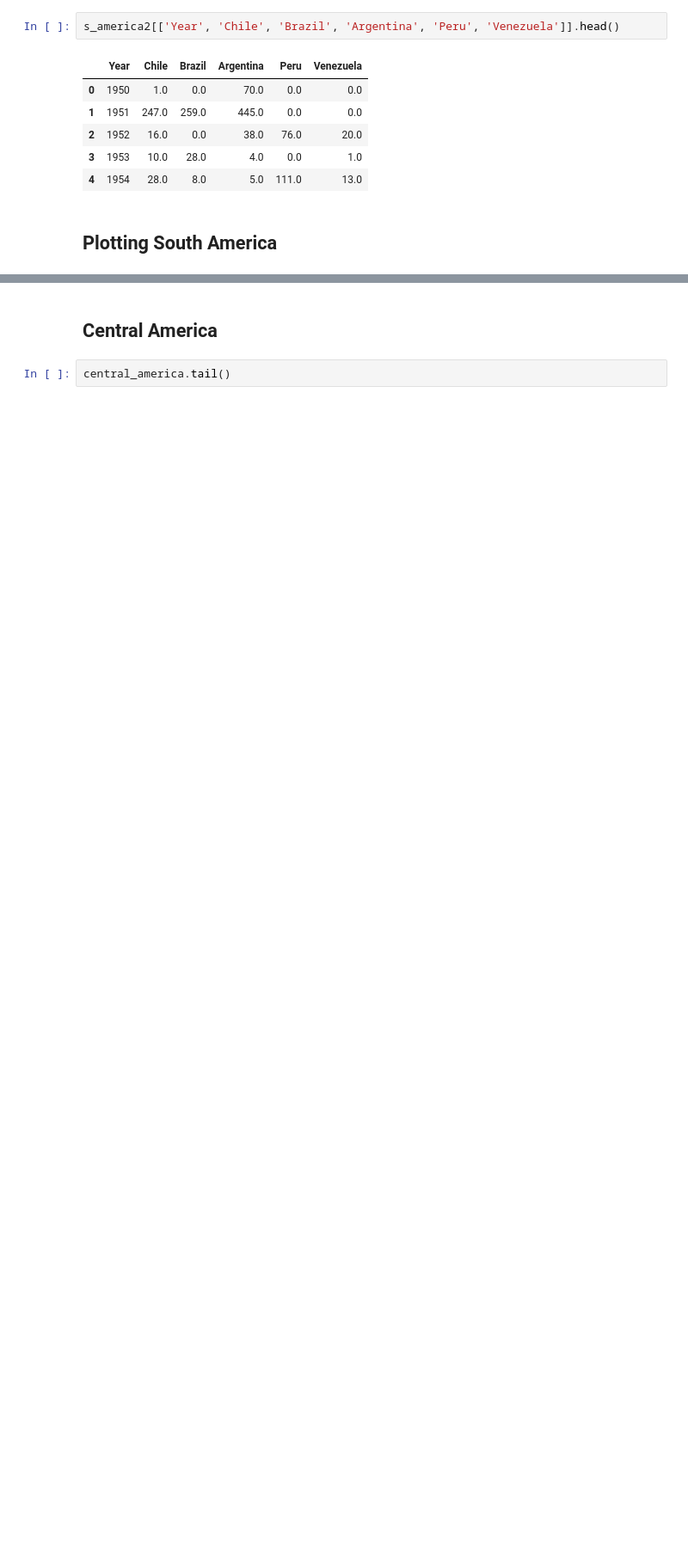
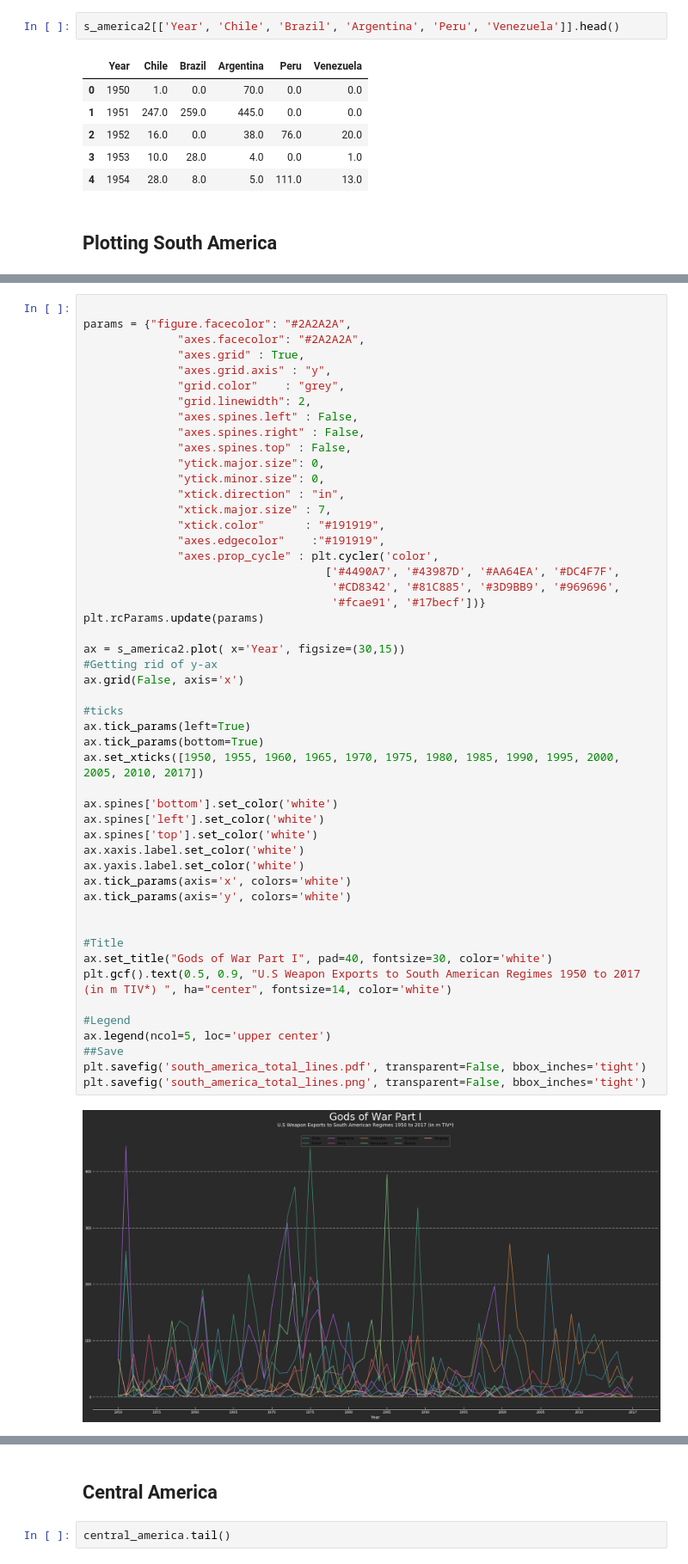
Before and after one commit to benbitoun/data-studio, a Jupyter notebook: Code/03-Gods_of_War_project/project3 Gods of War.ipynb, the cells around one changed output, grey strips where cells are left out. Shown at 86% size. Cells and saved outputs as stored; diff of their text form; blank space fills up the shorter version.

```diff
--- a/Code/03-Gods_of_War_project/project3 Gods of War.ipynb
+++ b/Code/03-Gods_of_War_project/project3 Gods of War.ipynb
@@ -577,0 +624,52 @@ ax.set_xticks([1950, 1955, 1960, 1965, 1970, 1975, 1980, 1985, 1990, 1995, 2000,
+# %%
+
+params = {"figure.facecolor": "#2A2A2A",
+              "axes.facecolor": "#2A2A2A",
+              "axes.grid" : True,
+              "axes.grid.axis" : "y",
+              "grid.color"    : "grey",
+              "grid.linewidth": 2,
+              "axes.spines.left" : False,
+              "axes.spines.right" : False,
+              "axes.spines.top" : False,
+              "ytick.major.size": 0,
+              "ytick.minor.size": 0,
+              "xtick.direction" : "in",
+              "xtick.major.size" : 7,
+              "xtick.color"      : "#191919",
+              "axes.edgecolor"    :"#191919",
+              "axes.prop_cycle" : plt.cycler('color',
+                                    ['#4490A7', '#43987D', '#AA64EA', '#DC4F7F',
+                                     '#CD8342', '#81C885', '#3D9BB9', '#969696',
+                                     '#fcae91', '#17becf'])}
+plt.rcParams.update(params)
+
+ax = s_america2.plot( x='Year', figsize=(30,15))
+#Getting rid of y-ax
+ax.grid(False, axis='x')
+
+#ticks
+ax.tick_params(left=True)
+ax.tick_params(bottom=True)
+ax.set_xticks([1950, 1955, 1960, 1965, 1970, 1975, 1980, 1985, 1990, 1995, 2000, 2005, 2010, 2017])
+
+ax.spines['bottom'].set_color('white')
+ax.spines['left'].set_color('white')
+ax.spines['top'].set_color('white')
+ax.xaxis.label.set_color('white')
+ax.yaxis.label.set_color('white')
+ax.tick_params(axis='x', colors='white')
+ax.tick_params(axis='y', colors='white')
+
+
+#Title
+ax.set_title("Gods of War Part I", pad=40, fontsize=30, color='white')
+plt.gcf().text(0.5, 0.9, "U.S Weapon Exports to South American Regimes 1950 to 2017 (in m TIV*) ", ha="center", fontsize=14, color='white')
+
+#Legend
+ax.legend(ncol=5, loc='upper center')
+##Save
+plt.savefig('south_america_total_lines.pdf', transparent=False, bbox_inches='tight')
+plt.savefig('south_america_total_lines.png', transparent=False, bbox_inches='tight')
+# %% [output]
+[figure, added]
```
Also changed, not shown: parts of 43 cells of this notebook, 37 other files.
